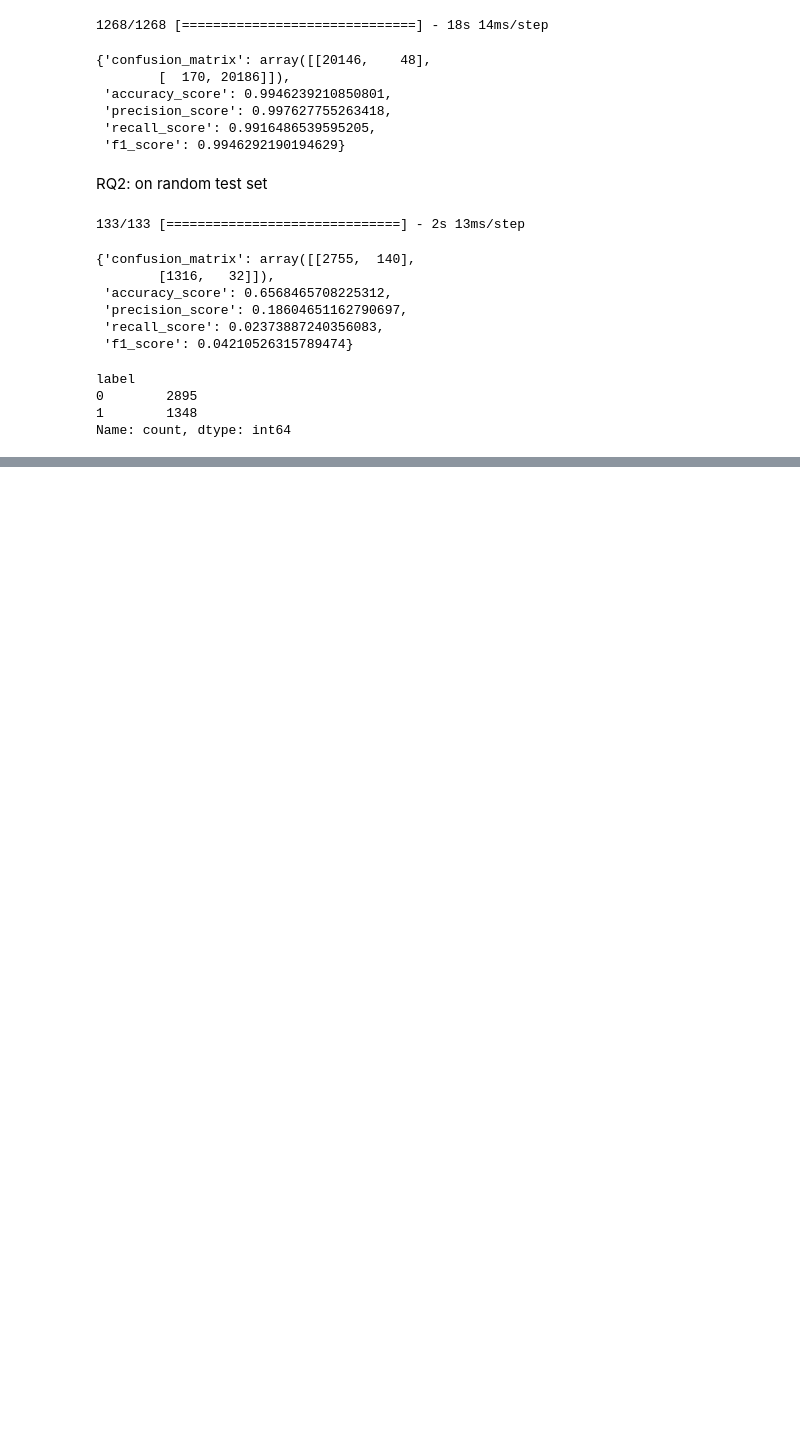
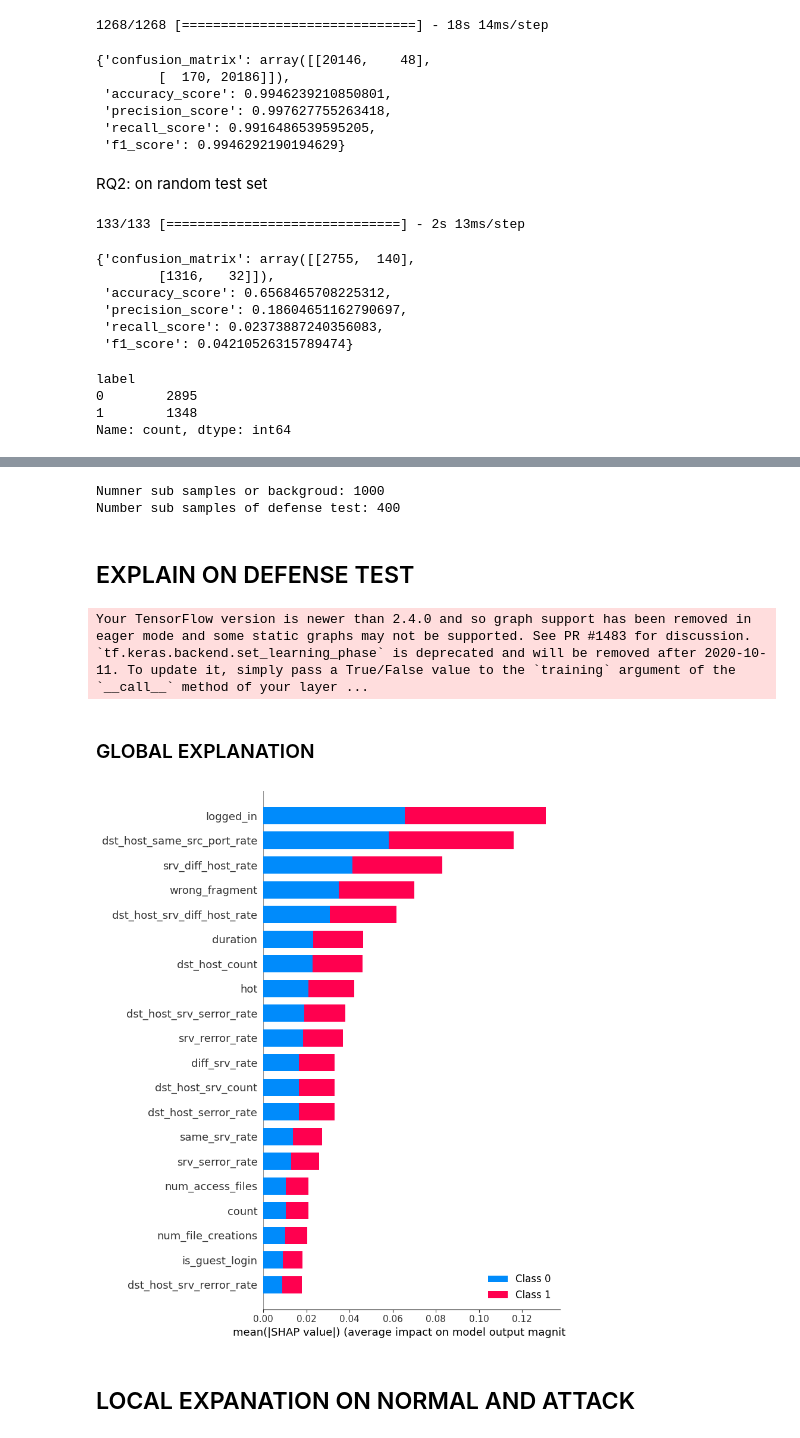
Before and after one commit to zauzooz/DNN_SHAP_AE, a Jupyter notebook: NSL-KDD-defense.ipynb, the cells around one changed output, grey strips where cells are left out. Drawn from its saved outputs; the diff is of its cells as text; code cells hidden in the pictures; blank space fills up the shorter version.

Commit message:
global and local explanation Defense Set

```diff
--- a/NSL-KDD-defense.ipynb
+++ b/NSL-KDD-defense.ipynb
@@ -260,0 +263,33 @@ Name: count, dtype: int64
+# %%
+x_defense_train = x_defense_train.reshape((x_defense_train.shape[0], x_defense_train.shape[1]))
+background = x_defense_train[np.random.choice(x_defense_train.shape[0],1000,replace=False)]
+print(f"Numner sub samples or backgroud: {len(background)}")
+defs_x = x_defense_test[np.random.choice(x_defense_test.shape[0],400,replace=False)]
+print(f"Number sub samples of defense test: {len(defs_x)}")
+# %% [output]
+Numner sub samples or backgroud: 1000
+Number sub samples of defense test: 400
+# %% [markdown]
+## EXPLAIN ON DEFENSE TEST
+# %%
+import shap
+deepExplain = shap.DeepExplainer(ae_detector_cnn, background.reshape(background.shape[0],background.shape[1],1))
+shap_defs = deepExplain.shap_values(defs_x.reshape((defs_x.shape[0],defs_x.shape[1],1)))
+# %% [output]
+Your TensorFlow version is newer than 2.4.0 and so graph support has been removed in eager mode and some static graphs may not be supported. See PR #1483 for discussion.
+`tf.keras.backend.set_learning_phase` is deprecated and will be removed after 2020-10-11. To update it, simply pass a True/False value to the `training` argument of the `__call__` method of your layer ...
+# %% [markdown]
+### GLOBAL EXPLANATION
+# %%
+shap_defs_0 = shap_defs[0]
+shap_defs_1 = shap_defs[1]
+_shap_defs = [shap_defs_0.reshape((shap_defs_0.shape[0],shap_defs_0.shape[1])),shap_defs_1.reshape((shap_defs_1.shape[0],shap_defs_1.shape[1]))]
+# %%
+shap.summary_plot(
+    _shap_defs,
+    selected_features
+)
+# %% [output]
+[figure, added]
+# %% [markdown]
+## LOCAL EXPANATION ON NORMAL AND ATTACK
```
Also changed, not shown: parts of 5 cells of this notebook.
